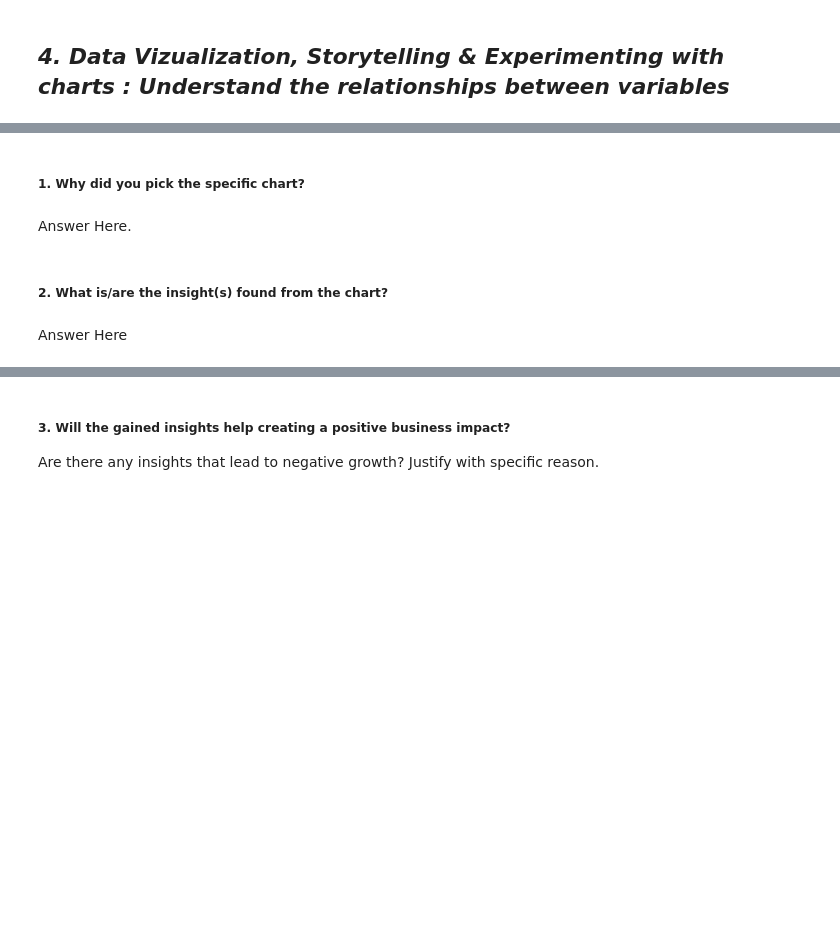
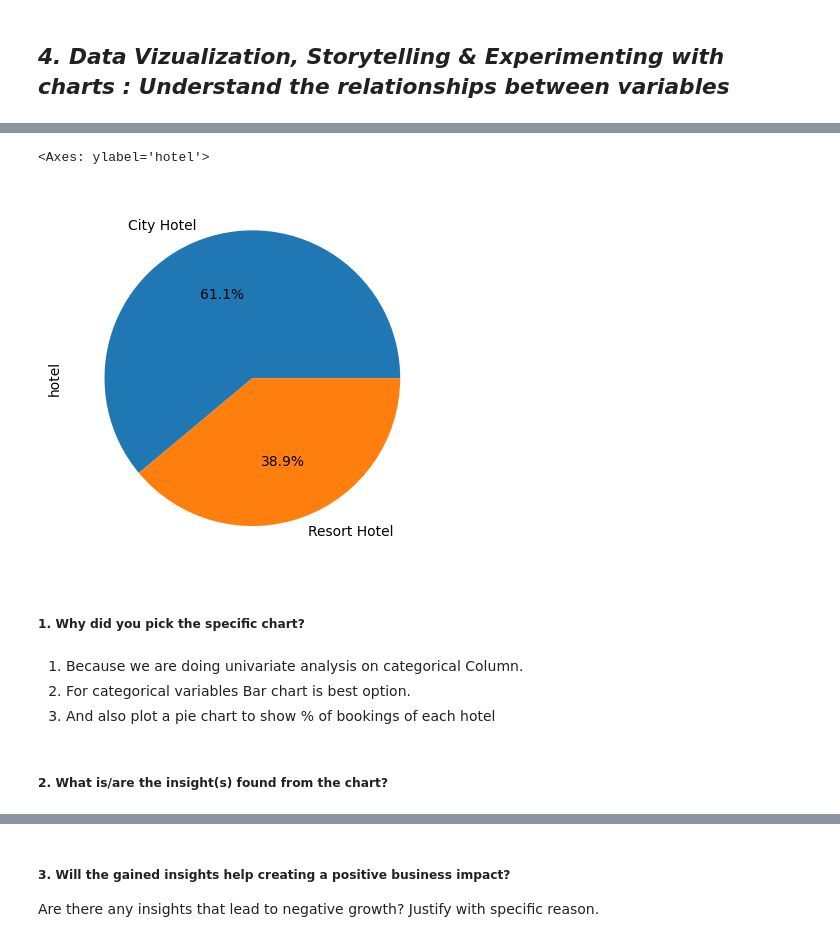
Before and after one commit to JNSDKV/EDA-HOTEL-ANALYSIS, a Jupyter notebook: EDA_HOTEL_BOOKING.ipynb, the cells around one changed output, grey strips where cells are left out. Drawn from its saved outputs; the diff is of its cells as text; code cells hidden in the pictures; blank space fills up the shorter version.

```diff
--- a/EDA_HOTEL_BOOKING.ipynb
+++ b/EDA_HOTEL_BOOKING.ipynb
@@ -371,8 +527,13 @@ Answer Here.
+# %%
+df1['hotel'].value_counts().plot(kind='pie',autopct='%0.1f%%')
+# %% [output]
+<Axes: ylabel='hotel'>
+[figure, added]
 # %% [markdown]
 ##### 1. Why did you pick the specific chart?
-# %% [markdown]
-Answer Here.
+# %% [markdown]
+1. Because we are doing univariate analysis on categorical Column.
+2. For categorical variables Bar chart is best option.
+3. And also plot a pie chart to show % of bookings of each hotel
 # %% [markdown]
 ##### 2. What is/are the insight(s) found from the chart?
-# %% [markdown]
-Answer Here
```
Also changed, not shown: parts of 77 cells of this notebook.
